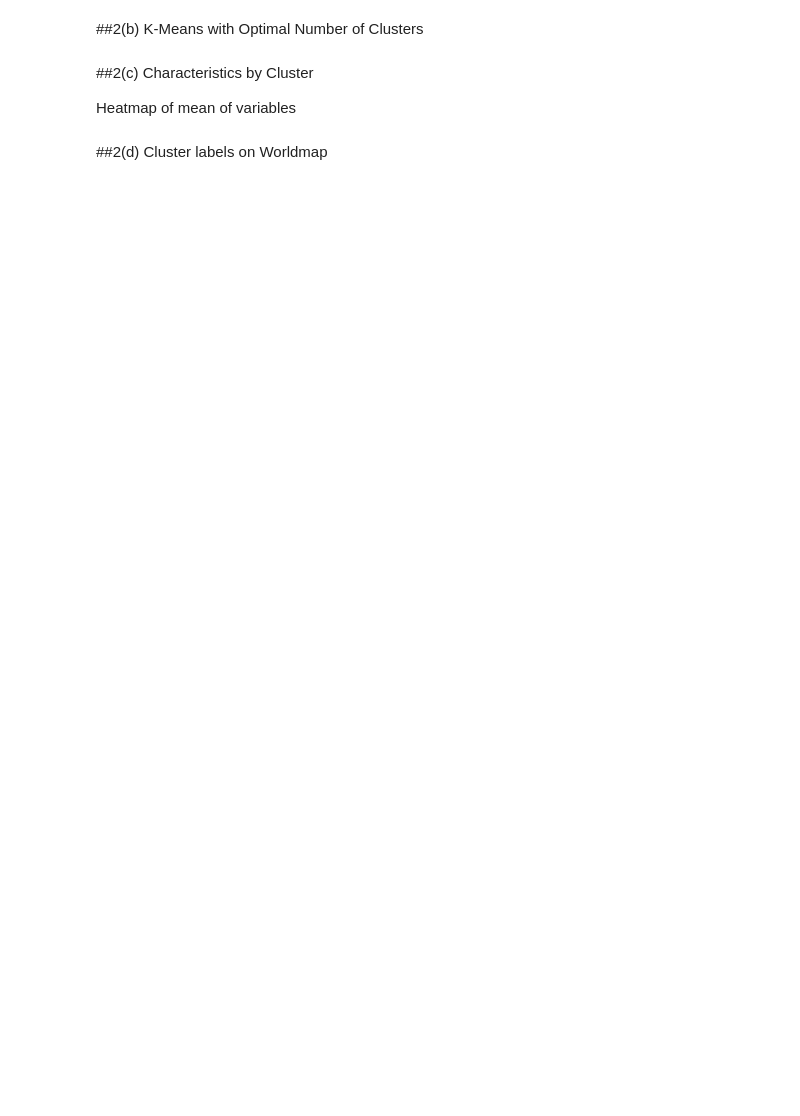
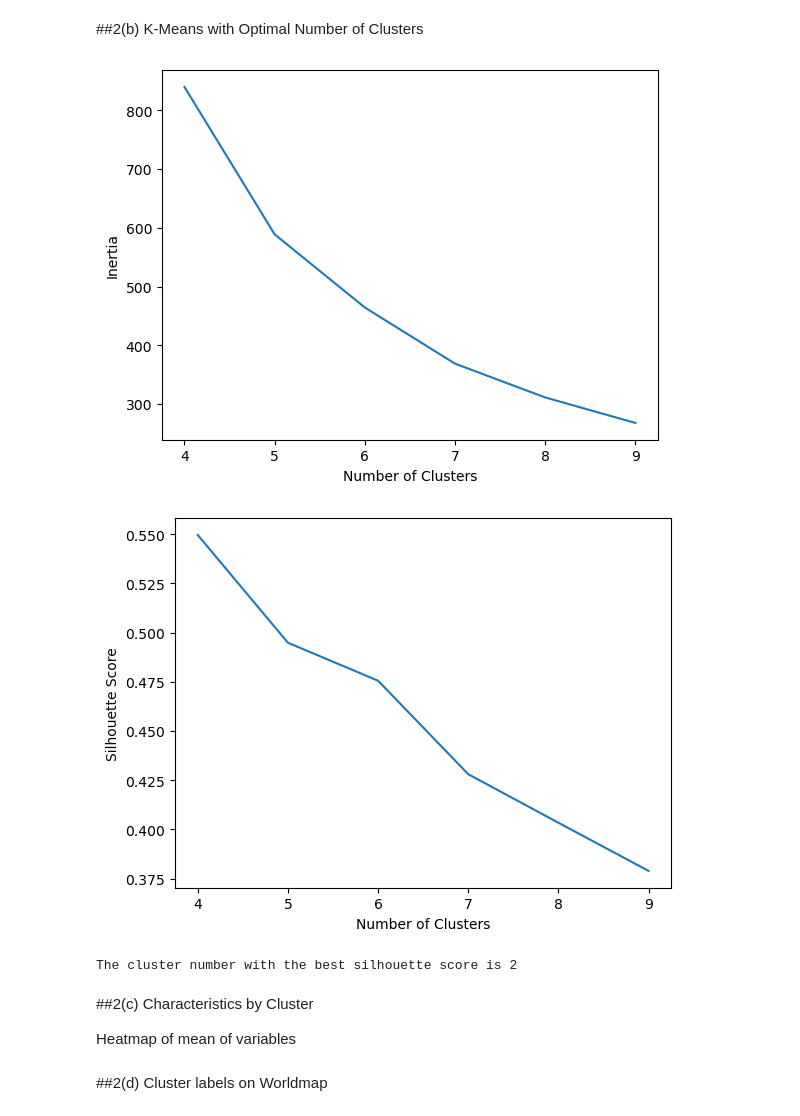
Before and after one commit to nicolesaade/WorldHappinessReportAnalysis, a Jupyter notebook: WorldHappinessReport_Clustering.ipynb, the cells around one changed output. Drawn from its saved outputs; the diff is of its cells as text; code cells hidden in the pictures; blank space fills up the shorter version.

Commit message:
added drop and more clustering

```diff
--- a/WorldHappinessReport_Clustering.ipynb
+++ b/WorldHappinessReport_Clustering.ipynb
@@ -154,5 +164,34 @@ Subjects per Cluster:  [34  4 33 36  9 49]
 # %% [markdown]
 ##2(b) K-Means with Optimal Number of Clusters
+# %%
+import matplotlib.pyplot as plt
+from sklearn.cluster import KMeans
+from sklearn.metrics import silhouette_score
+
+inertia = []
+silhouette_scores = []
+
+for k in range(4, 10): # Set the range of number of clusters to test
+    model = KMeans(n_clusters=k, random_state=42, n_init=10)
+    model.fit(mean_df) # Use your dataframe here
+    inertia.append(model.inertia_)
+    silhouette_scores.append(silhouette_score(mean_df, model.labels_))
+
+# Plot the inertia values
+plt.plot(range(4, 10), inertia)
+plt.xlabel('Number of Clusters')
+plt.ylabel('Inertia')
+plt.show()
+
+# Plot the silhouette scores
+plt.plot(range(4, 10), silhouette_scores)
+plt.xlabel('Number of Clusters')
+plt.ylabel('Silhouette Score')
+plt.show()
+# %% [output]
+[figure, added]
+[figure, added]
+The cluster number with the best silhouette score is 2
 # %% [markdown]
 ##2(c) Characteristics by Cluster
 
```
Also changed, not shown: parts of 8 cells of this notebook.
